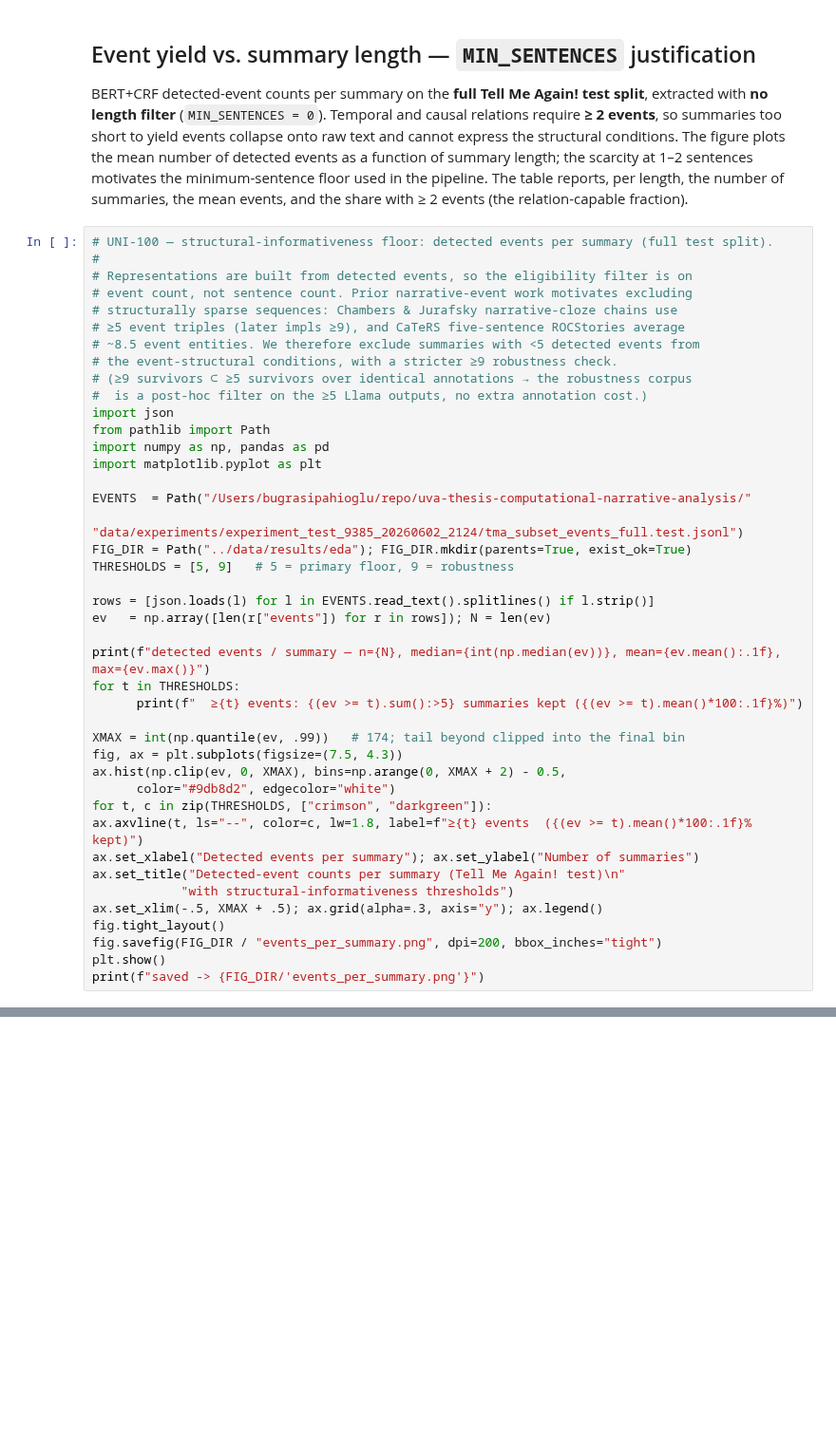
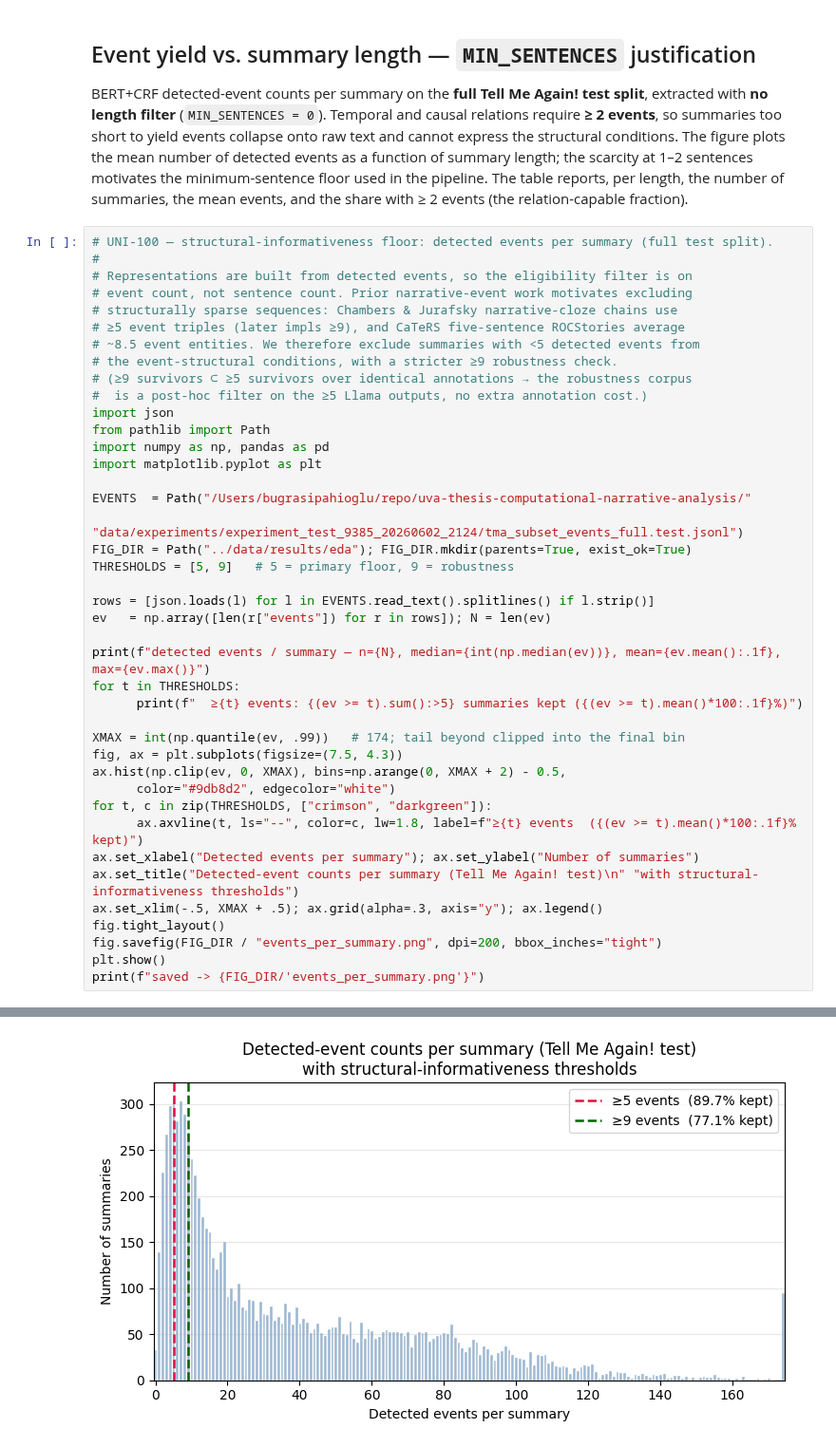
Before and after one commit to bgrsph/uva-thesis-computational-narrative-analysis, a Jupyter notebook: notebooks/eda.ipynb, the cells around one changed output, grey strips where cells are left out. Shown at 95% size. Saved outputs shown, nothing was run; the diff lists cells and outputs as text; blank space fills up the shorter version.

```diff
--- a/notebooks/eda.ipynb
+++ b/notebooks/eda.ipynb
@@ -2358,10 +2358,9 @@ fig, ax = plt.subplots(figsize=(7.5, 4.3))
 ax.hist(np.clip(ev, 0, XMAX), bins=np.arange(0, XMAX + 2) - 0.5,
       color="#9db8d2", edgecolor="white")
 for t, c in zip(THRESHOLDS, ["crimson", "darkgreen"]):
-ax.axvline(t, ls="--", color=c, lw=1.8, label=f"≥{t} events  ({(ev >= t).mean()*100:.1f}% kept)")
+      ax.axvline(t, ls="--", color=c, lw=1.8, label=f"≥{t} events  ({(ev >= t).mean()*100:.1f}% kept)")
 ax.set_xlabel("Detected events per summary"); ax.set_ylabel("Number of summaries")
-ax.set_title("Detected-event counts per summary (Tell Me Again! test)\n"
-            "with structural-informativeness thresholds")
+ax.set_title("Detected-event counts per summary (Tell Me Again! test)\n" "with structural-informativeness thresholds")
 ax.set_xlim(-.5, XMAX + .5); ax.grid(alpha=.3, axis="y"); ax.legend()
 fig.tight_layout()
 fig.savefig(FIG_DIR / "events_per_summary.png", dpi=200, bbox_inches="tight")
@@ -2371,0 +2373 @@ IndentationError: expected an indented block after 'for' statement on line 25 (1
+[figure, added]
```
Also changed, not shown: parts of 1 cell of this notebook, 6 other files.
